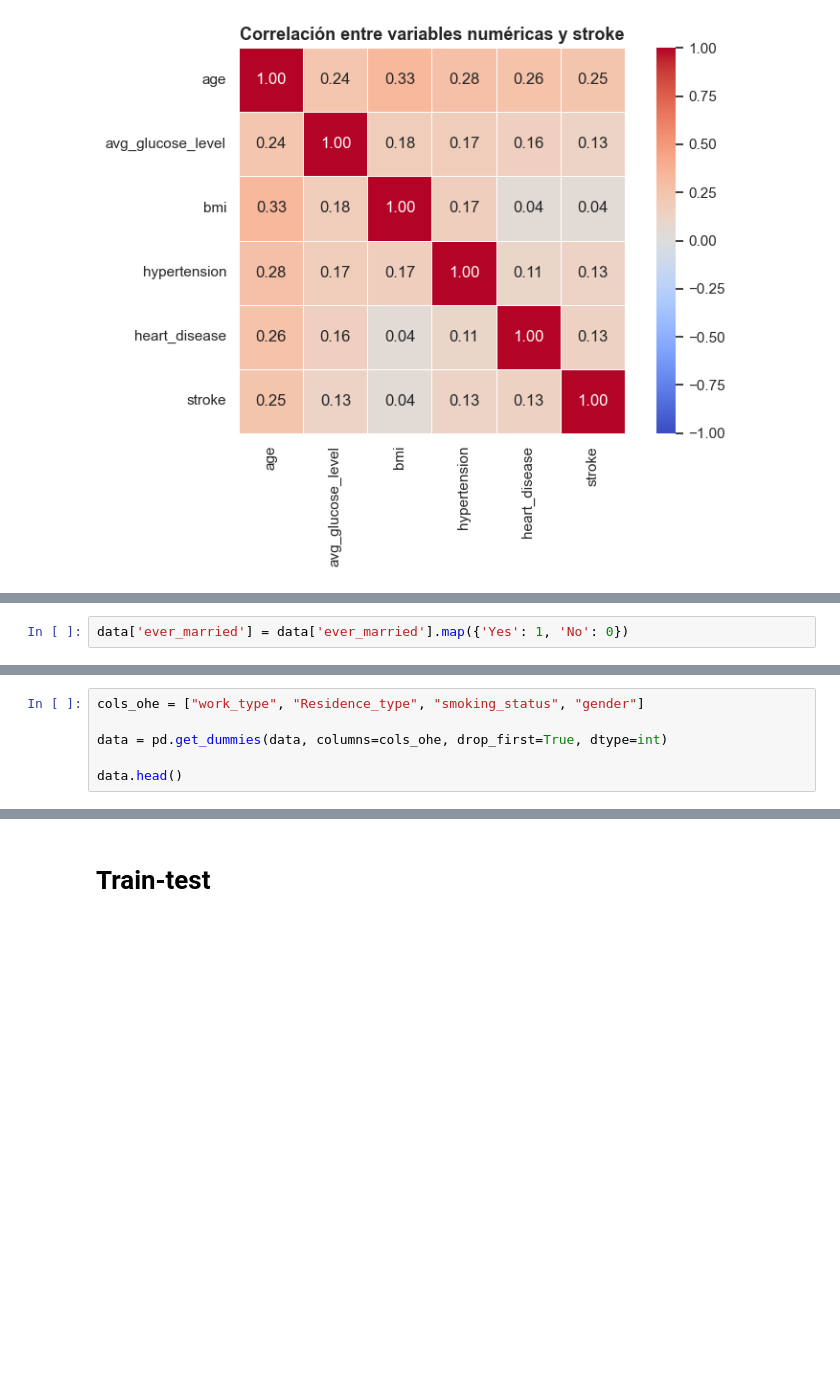
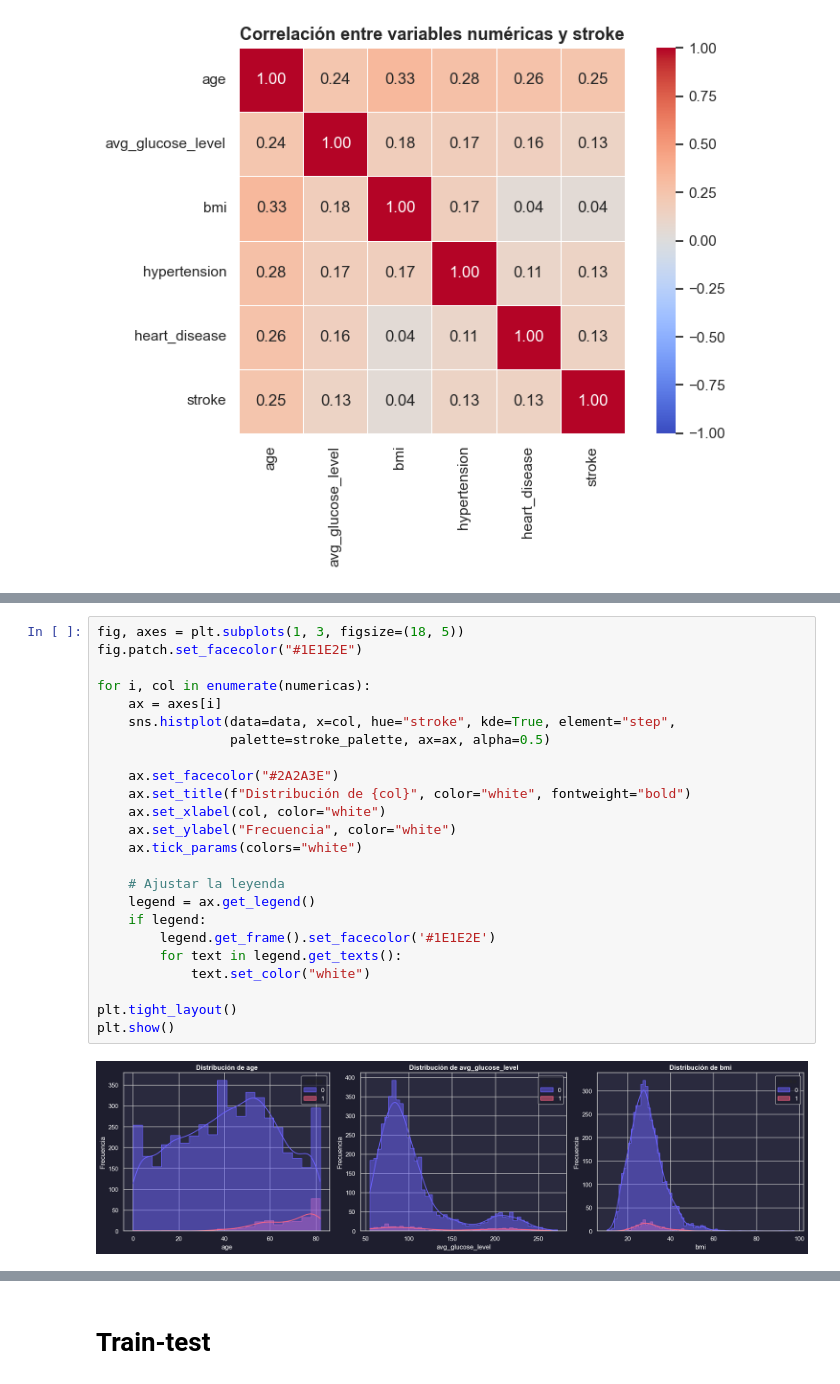
Before and after one commit to Juanmora29/AA2_TP1_Grupo2, a Jupyter notebook: Problema1/1_clasificacion_binaria.ipynb, the cells around one changed output, grey strips where cells are left out. Cells and saved outputs as stored; diff of their text form; blank space fills up the shorter version.

```diff
--- a/Problema1/1_clasificacion_binaria.ipynb
+++ b/Problema1/1_clasificacion_binaria.ipynb
@@ -313,2 +385,0 @@ Setting a gradient palette using color= is deprecated and will be removed in v0.
-# %%
-data['ever_married'] = data['ever_married'].map({'Yes': 1, 'No': 0})
@@ -322,6 +385,0 @@ Index(['gender', 'age', 'hypertension', 'heart_disease', 'ever_married',
-# %%
-cols_ohe = ["work_type", "Residence_type", "smoking_status", "gender"]
-
-data = pd.get_dummies(data, columns=cols_ohe, drop_first=True, dtype=int)
-
-data.head()
@@ -334,0 +404,26 @@ data.head()
+# %%
+fig, axes = plt.subplots(1, 3, figsize=(18, 5))
+fig.patch.set_facecolor("#1E1E2E")
+
+for i, col in enumerate(numericas):
+    ax = axes[i]
+    sns.histplot(data=data, x=col, hue="stroke", kde=True, element="step",
+                 palette=stroke_palette, ax=ax, alpha=0.5)
+
+    ax.set_facecolor("#2A2A3E")
+    ax.set_title(f"Distribución de {col}", color="white", fontweight="bold")
+    ax.set_xlabel(col, color="white")
+    ax.set_ylabel("Frecuencia", color="white")
+    ax.tick_params(colors="white")
+
+    # Ajustar la leyenda
+    legend = ax.get_legend()
+    if legend:
+        legend.get_frame().set_facecolor('#1E1E2E')
+        for text in legend.get_texts():
+            text.set_color("white")
+
+plt.tight_layout()
+plt.show()
+# %% [output]
+[figure, added]
```
Also changed, not shown: parts of 60 cells of this notebook.
